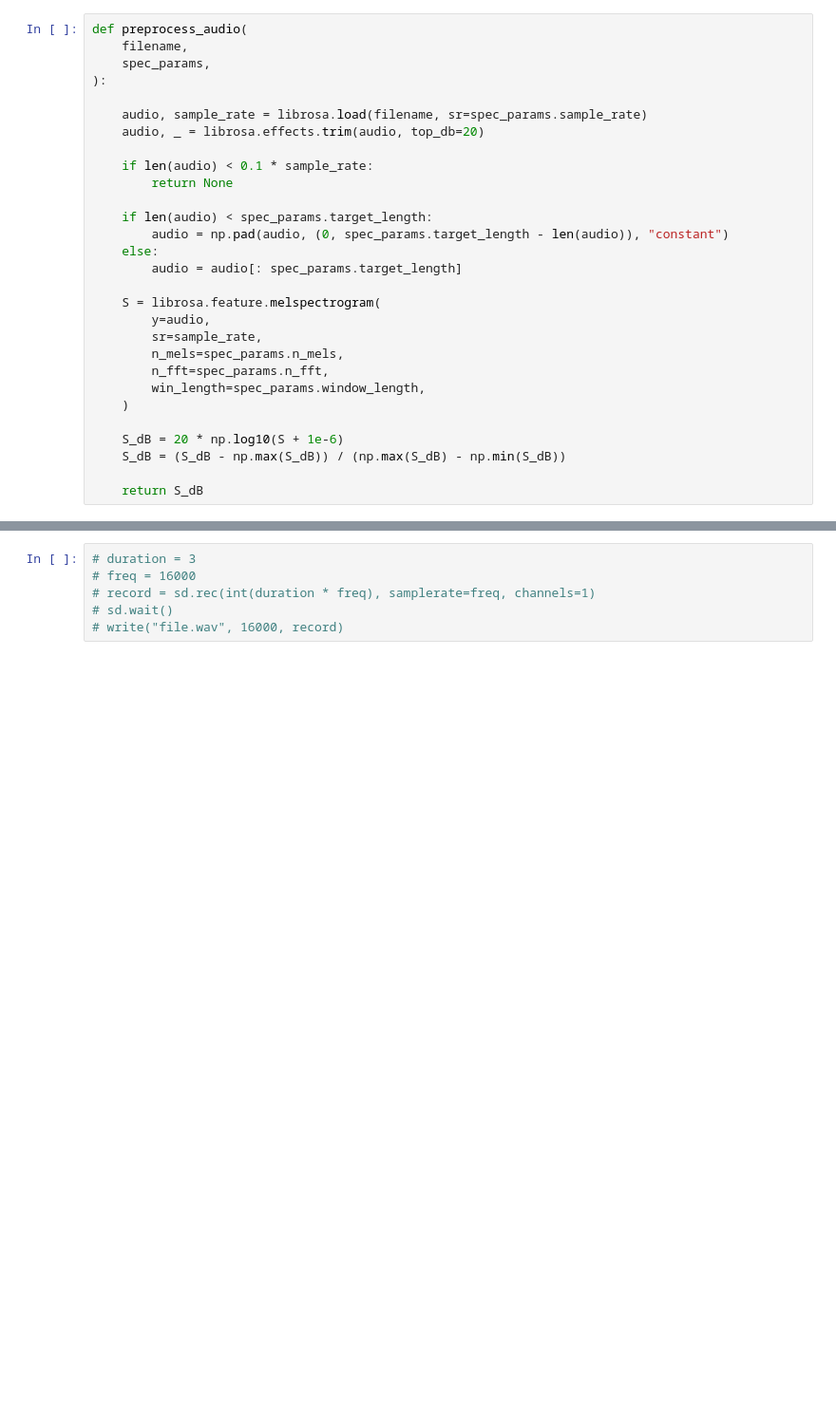
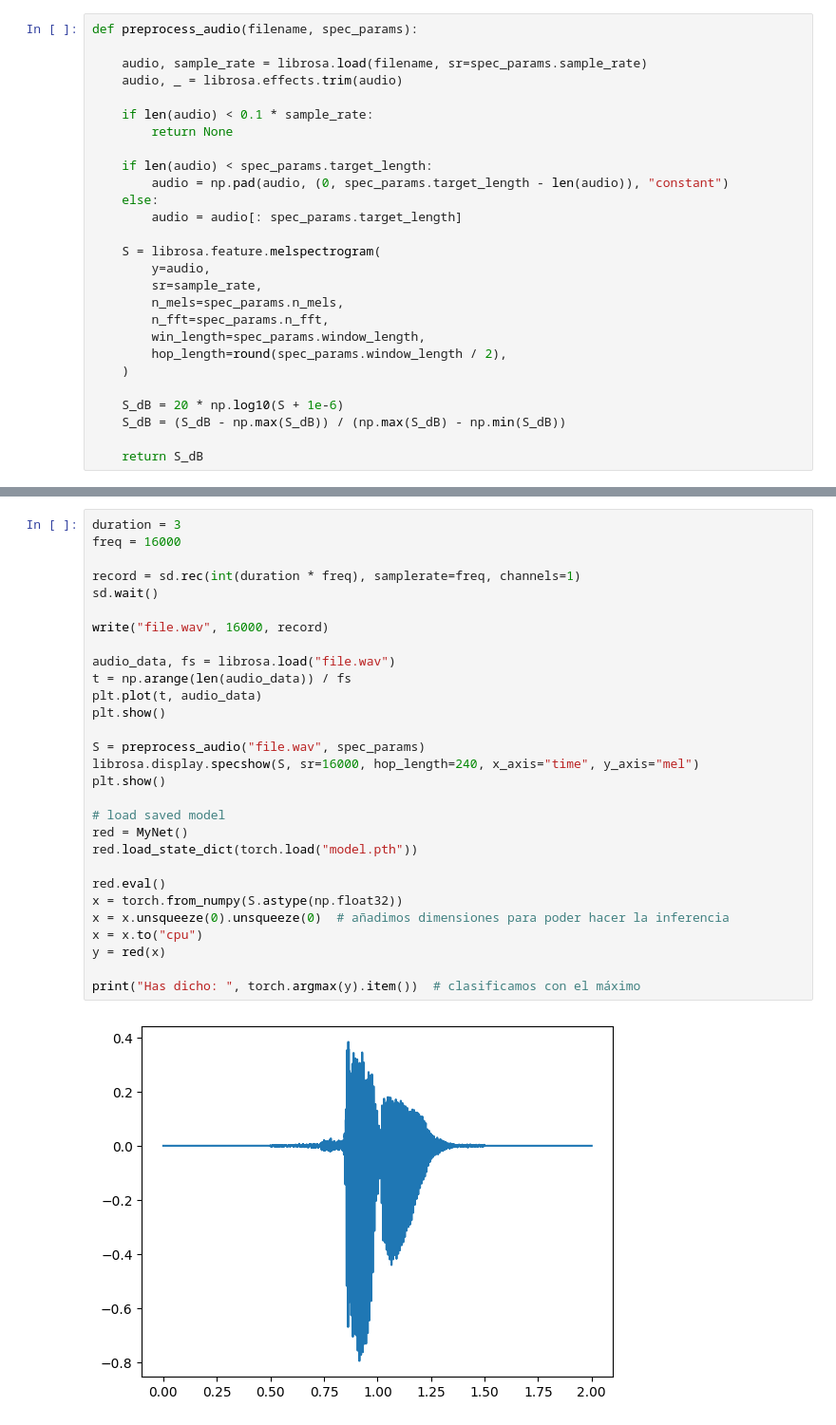
Before and after one commit to Joanjajas/tds, a Jupyter notebook: pracs/prac6/practica6.ipynb, the cells around one changed output, grey strips where cells are left out. Shown: that part at 95% size. Cells and saved outputs as stored; diff of their text form; blank space fills up the shorter version.

```diff
--- a/pracs/prac6/practica6.ipynb
+++ b/pracs/prac6/practica6.ipynb
@@ -18,11 +20,8 @@ from torch.utils.data import TensorDataset, DataLoader
 # %%
-def preprocess_audio(
-    filename,
-    spec_params,
-):
+def preprocess_audio(filename, spec_params):
 
     audio, sample_rate = librosa.load(filename, sr=spec_params.sample_rate)
-    audio, _ = librosa.effects.trim(audio, top_db=20)
+    audio, _ = librosa.effects.trim(audio)
 
     if len(audio) < 0.1 * sample_rate:
         return None
@@ -38,6 +37,7 @@ def preprocess_audio(
         n_mels=spec_params.n_mels,
         n_fft=spec_params.n_fft,
         win_length=spec_params.window_length,
+        hop_length=round(spec_params.window_length / 2),
     )
 
     S_dB = 20 * np.log10(S + 1e-6)
@@ -219,6 +223,31 @@ AttributeError: module 'torch' has no attribute 'savek'
 # %%
-# duration = 3
-# freq = 16000
-# record = sd.rec(int(duration * freq), samplerate=freq, channels=1)
-# sd.wait()
-# write("file.wav", 16000, record)
+duration = 3
+freq = 16000
+
+record = sd.rec(int(duration * freq), samplerate=freq, channels=1)
+sd.wait()
+
+write("file.wav", 16000, record)
+
+audio_data, fs = librosa.load("file.wav")
+t = np.arange(len(audio_data)) / fs
+plt.plot(t, audio_data)
+plt.show()
+
+S = preprocess_audio("file.wav", spec_params)
+librosa.display.specshow(S, sr=16000, hop_length=240, x_axis="time", y_axis="mel")
+plt.show()
+
+# load saved model
+red = MyNet()
+red.load_state_dict(torch.load("model.pth"))
+
+red.eval()
+x = torch.from_numpy(S.astype(np.float32))
+x = x.unsqueeze(0).unsqueeze(0)  # añadimos dimensiones para poder hacer la inferencia
+x = x.to("cpu")
+y = red(x)
+
+print("Has dicho: ", torch.argmax(y).item())  # clasificamos con el máximo
+# %% [output]
+[figure, added]
```
Also changed, not shown: parts of 12 cells of this notebook, 3 other files.
